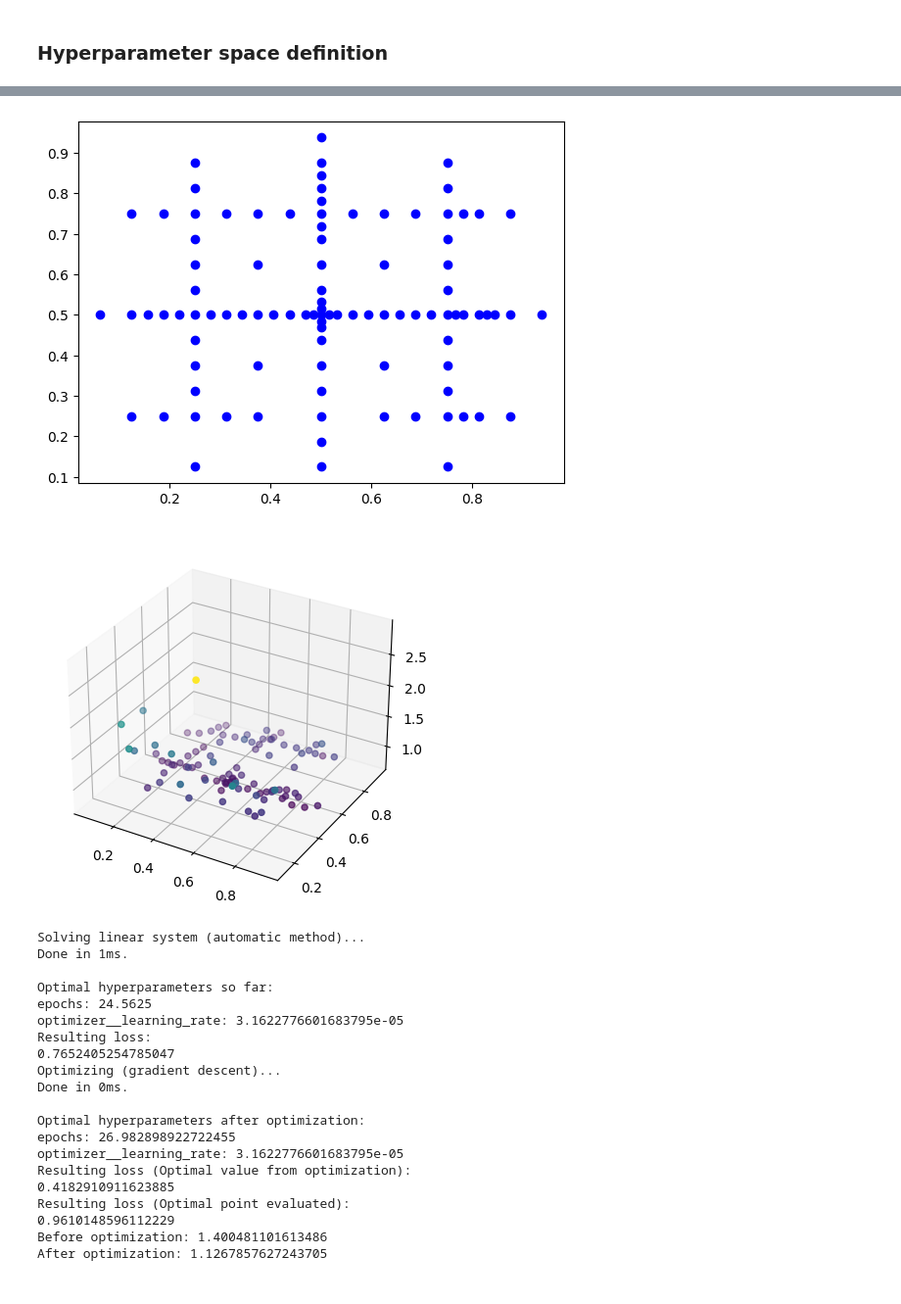
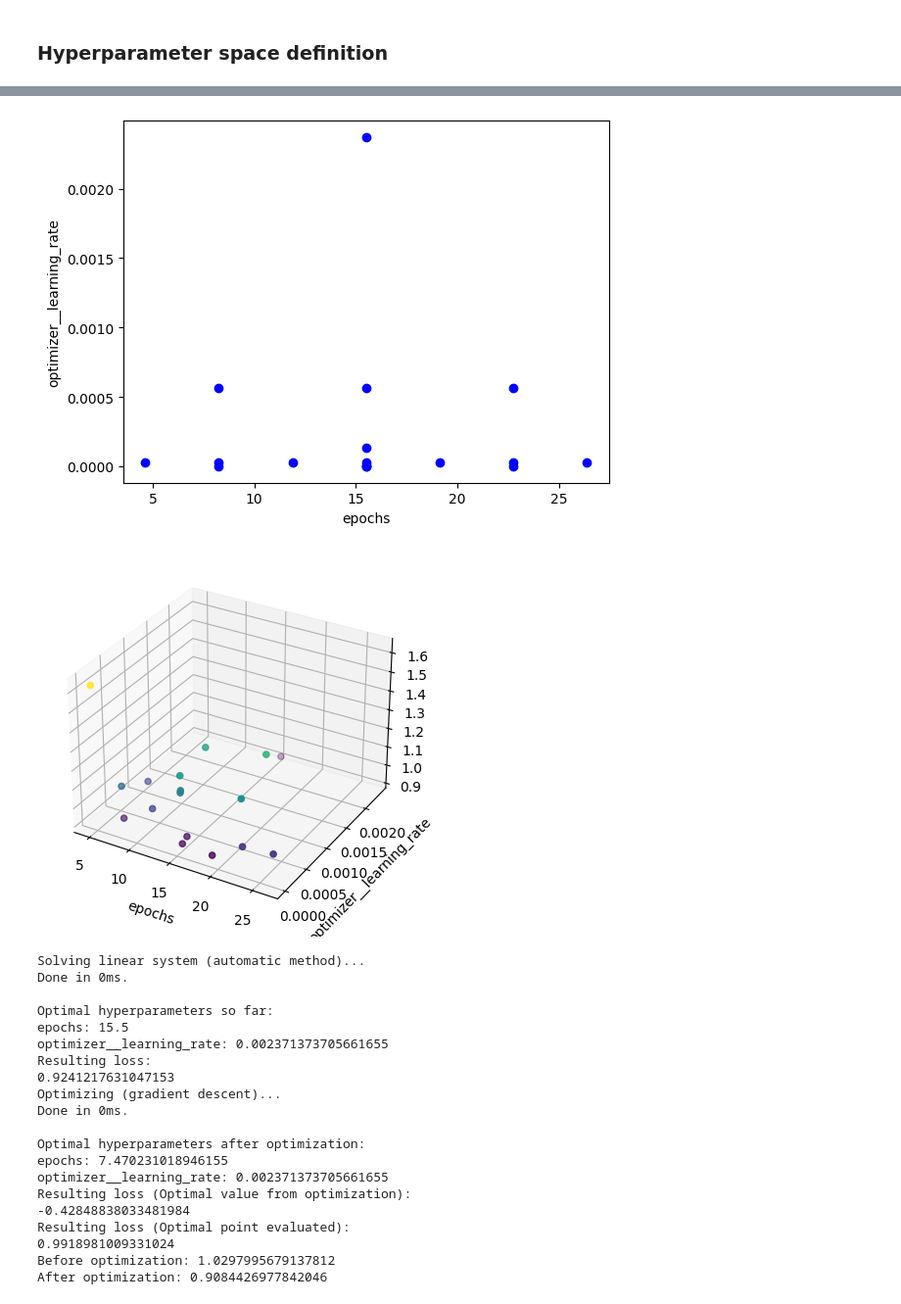
Before and after one commit to Muxlll/Masterarbeit, a Jupyter notebook: Code/Sparse_visualization.ipynb, the cells around one changed output, grey strips where cells are left out. Shown: that part at 98% size. Drawn from its saved outputs; the diff is of its cells as text; code cells hidden in the pictures.

```diff
--- a/Code/Sparse_visualization.ipynb
+++ b/Code/Sparse_visualization.ipynb
@@ -33,22 +33,7 @@ from tensorflow.keras.layers import Dense, BatchNormalization
 from scikeras.wrappers import KerasRegressor, KerasClassifier
 
 
-def to_standard(lower, upper, value):
-    return (value-lower)/(upper-lower)
-
-def from_standard(lower, upper, value):
-    return value*(upper-lower)+lower
-
-
-def to_standard_log(lower, upper, value):
-    a = math.log10(upper/lower)
-    return math.log10(value/lower) / a
-
-def from_standard_log(lower, upper, value):
-    a = math.log10(upper/lower)
-    return lower * 10**(a*value)
-
-BUDGET = 100
+BUDGET = 5
 VERBOSE = 1
 CV = [(slice(None), slice(None))]
 SCORING = 'neg_mean_squared_error'
@@ -98,11 +83,11 @@ class ExampleFunction(pysgpp.ScalarFunction):
         #index = int(x[0]*(len(hyperparameterspace_special["loss"])-1))
         loss = 'mean_squared_error'#hyperparameterspace_special["loss"][index]
 
-        epochs = int(from_standard(hyperparameterspace_special["epochs"][0], hyperparameterspace_special["epochs"][1], x[0]))
+        epochs = int(HPO.from_standard(hyperparameterspace_special["epochs"][0], hyperparameterspace_special["epochs"][1], x[0]))
 
         batch_size = 120# int(from_standard(hyperparameterspace_special["batch_size"][0], hyperparameterspace_special["batch_size"][1], x[1]))
 
-        model_learning_rate = from_standard_log(hyperparameterspace_special["optimizer__learning_rate"][0], hyperparameterspace_special["optimizer__learning_rate"][1], x[1])
+        model_learning_rate = HPO.from_standard_log(hyperparameterspace_special["optimizer__learning_rate"][0], hyperparameterspace_special["optimizer__learning_rate"][1], x[1])
 
         neurons_per_layer = 40 # int(from_standard(hyperparameterspace_special["model__neurons_per_layer"][0], hyperparameterspace_special["model__neurons_per_layer"][1], x[3]))
 
@@ -164,22 +149,22 @@ Done in 247404ms.
-[figure, old version]
+[figure, new version]
-[figure, old version]
+[figure, new version]
 Solving linear system (automatic method)...
-Done in 1ms.
+Done in 0ms.
 
 Optimal hyperparameters so far:
-epochs: 24.5625
-optimizer__learning_rate: 3.1622776601683795e-05
+epochs: 15.5
+optimizer__learning_rate: 0.002371373705661655
 Resulting loss:
-0.7652405254785047
+0.9241217631047153
 Optimizing (gradient descent)...
 Done in 0ms.
 
 Optimal hyperparameters after optimization:
-epochs: 26.982898922722455
-optimizer__learning_rate: 3.1622776601683795e-05
+epochs: 7.470231018946155
+optimizer__learning_rate: 0.002371373705661655
 Resulting loss (Optimal value from optimization):
-0.4182910911623885
+-0.42848838033481984
 Resulting loss (Optimal point evaluated):
-0.9610148596112229
-Before optimization: 1.400481101613486
-After optimization: 1.1267857627243705
+0.9918981009331024
+Before optimization: 1.0297995679137812
+After optimization: 0.9084426977842046
```
Also changed, not shown: parts of 2 cells of this notebook, 4 other files.
